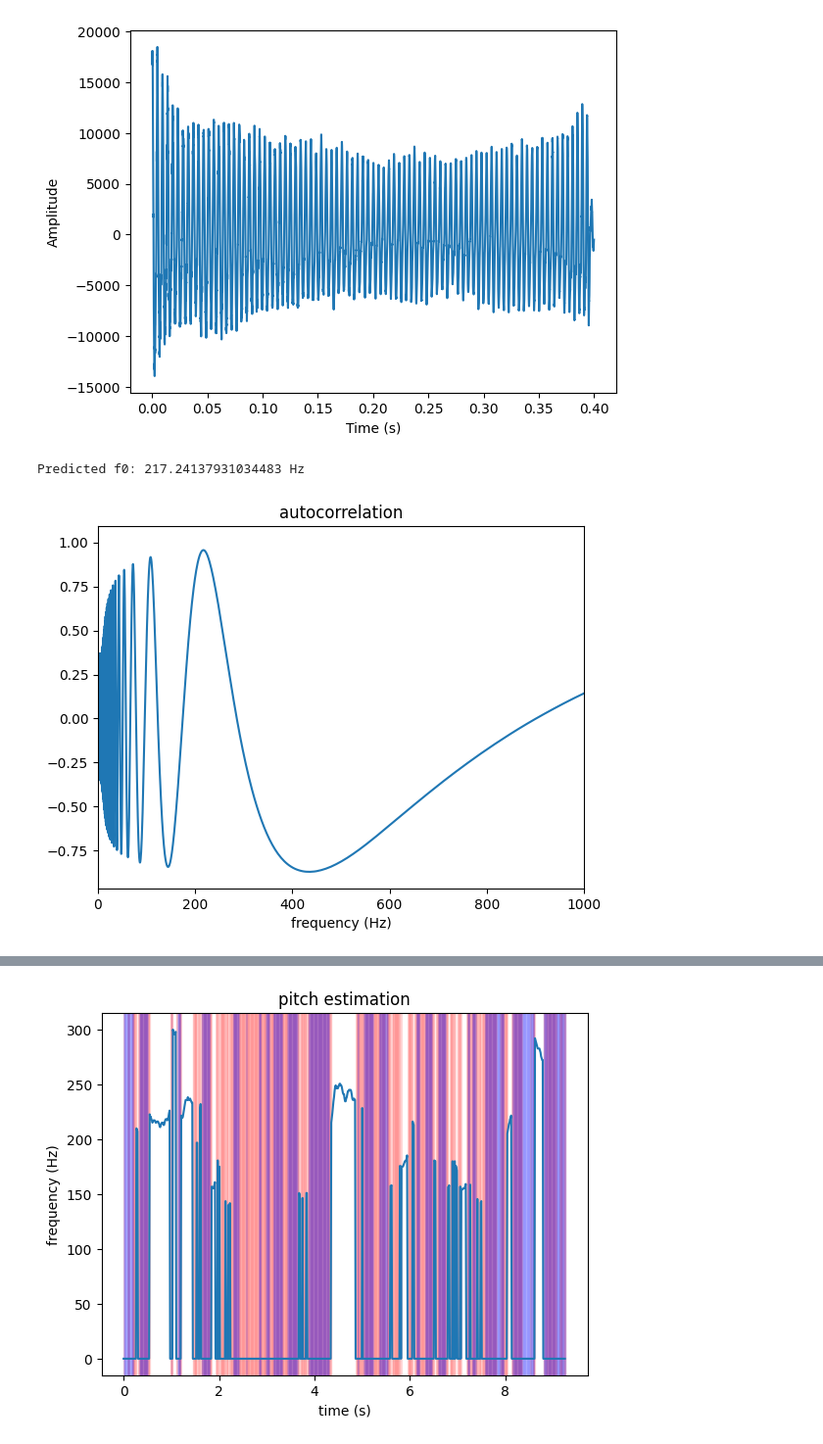
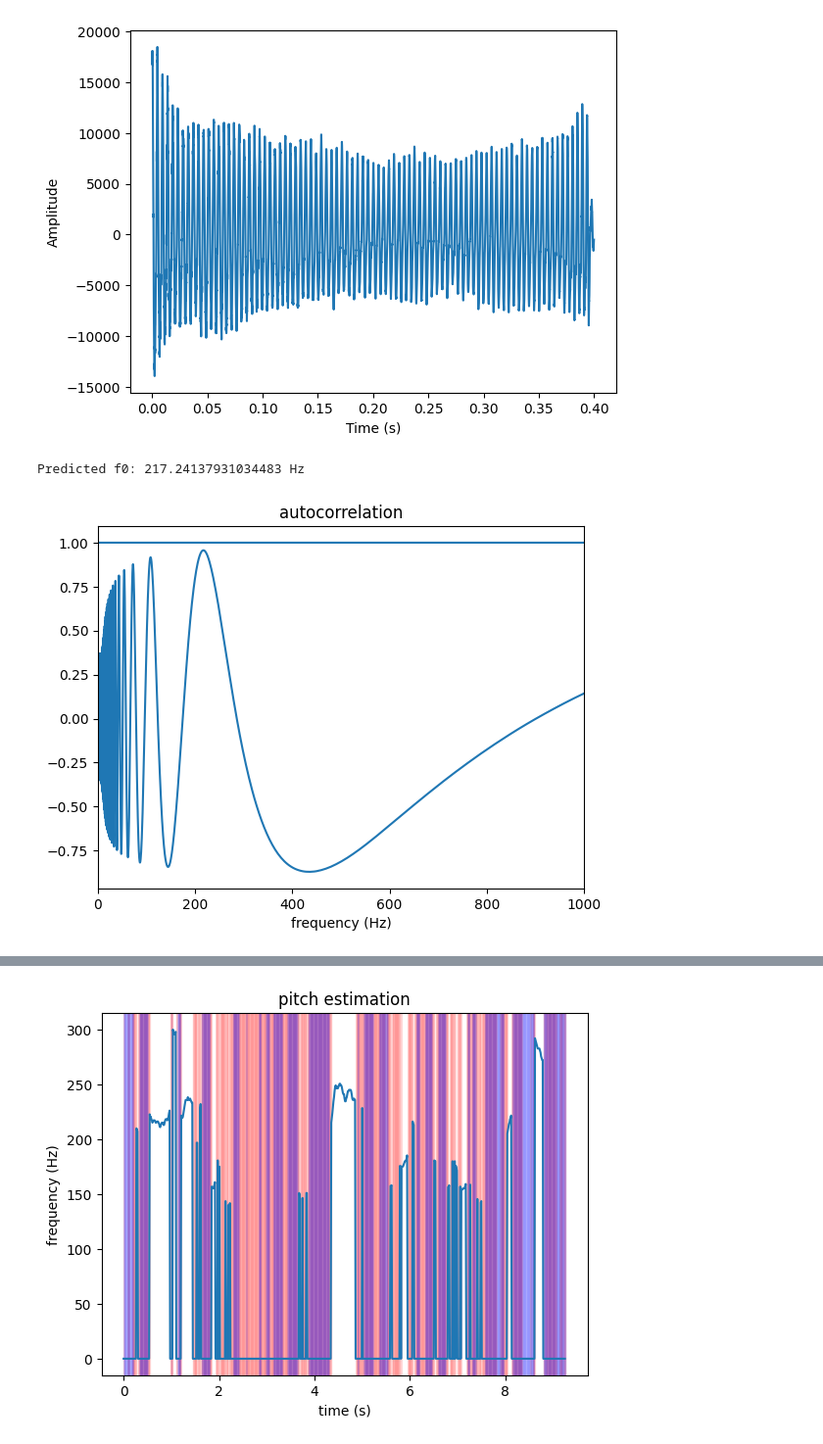
Before and after one commit to piranha-plants-as-charade/engine, a Jupyter notebook: playground/autocorrelation_pitch_detection.ipynb, the cells around one changed output, grey strips where cells are left out. Shown: that part at 98% size. Cells and saved outputs as stored; diff of their text form; code cells hidden in the pictures.

```diff
--- a/playground/autocorrelation_pitch_detection.ipynb
+++ b/playground/autocorrelation_pitch_detection.ipynb
@@ -259,23 +262,23 @@ plot_signal(piranha_sample_short, start=0)
 # %%
 result = autocorrelate(piranha_sample_short, normalized=True)
 
 # make x axis hz instead of samples
 lags = np.arange(len(result)) # in samples
-frequencies = fs / lags
+frequencies = np.concatenate(([0], fs / lags[1:]))
 
 fig, ax = plt.subplots()
 ax.plot(frequencies, result)
 ax.set_xlim(0, 1000)
 ax.set_xlabel('frequency (Hz)')
 ax.set_title('autocorrelation')
 
 predicted_f0 = frequencies[np.argmax(result[10:]) + 10]
 peak = np.argmax(result[10:]) + 10
 predicted_f0 = fs / peak
 print(f"Predicted f0: {predicted_f0} Hz")
 # %% [output]
 Predicted f0: 217.24137931034483 Hz
-[figure, old version]
+[figure, new version]
 # %%
 piranha_estimator = AutocorrelationPitchEstimator(piranha_sample_short, piranha_fs)
 piranha_estimator.estimate_pitch(window_size=2048, hop_size=512, plot=True, plot_correlation=True)
```
Also changed, not shown: parts of 7 cells of this notebook.
